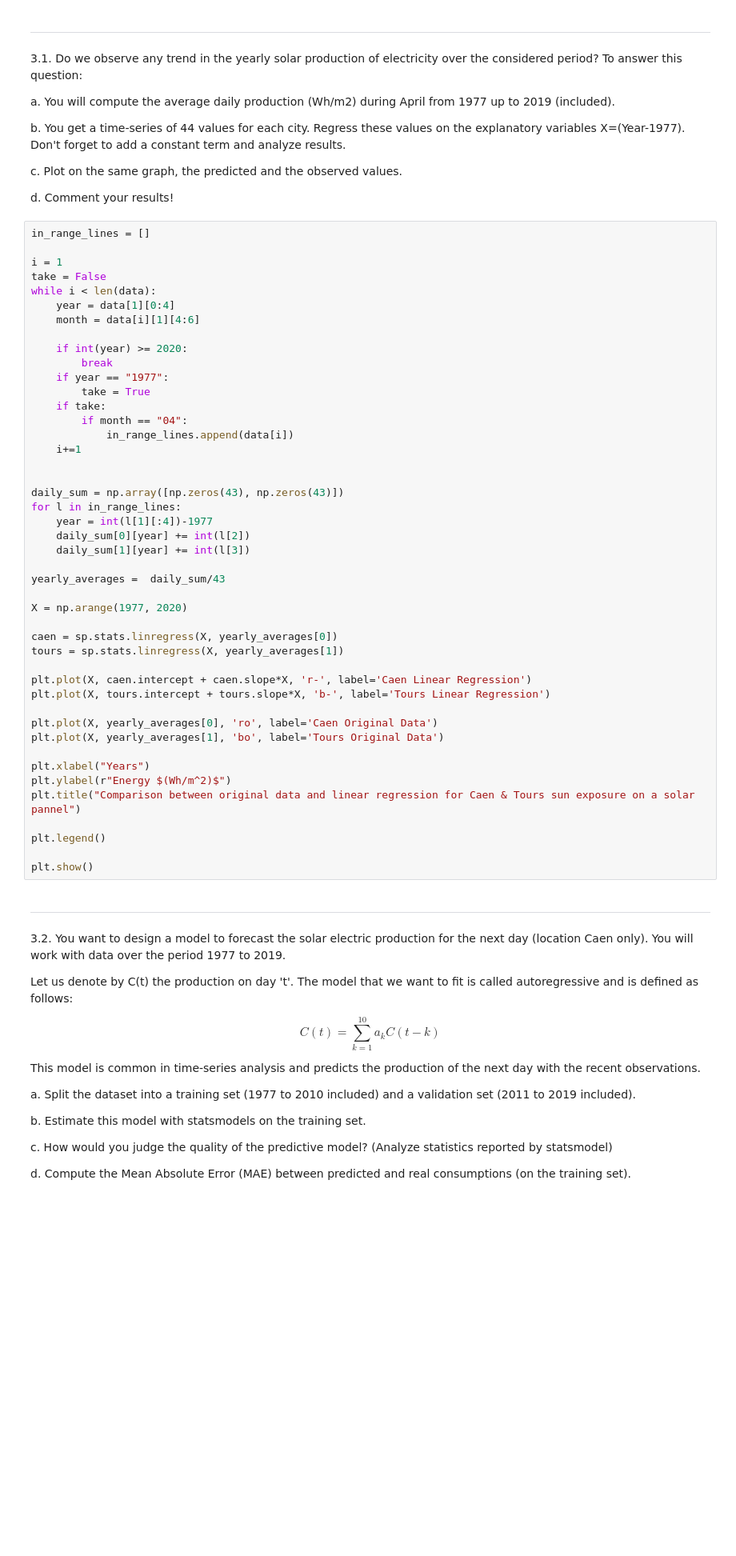
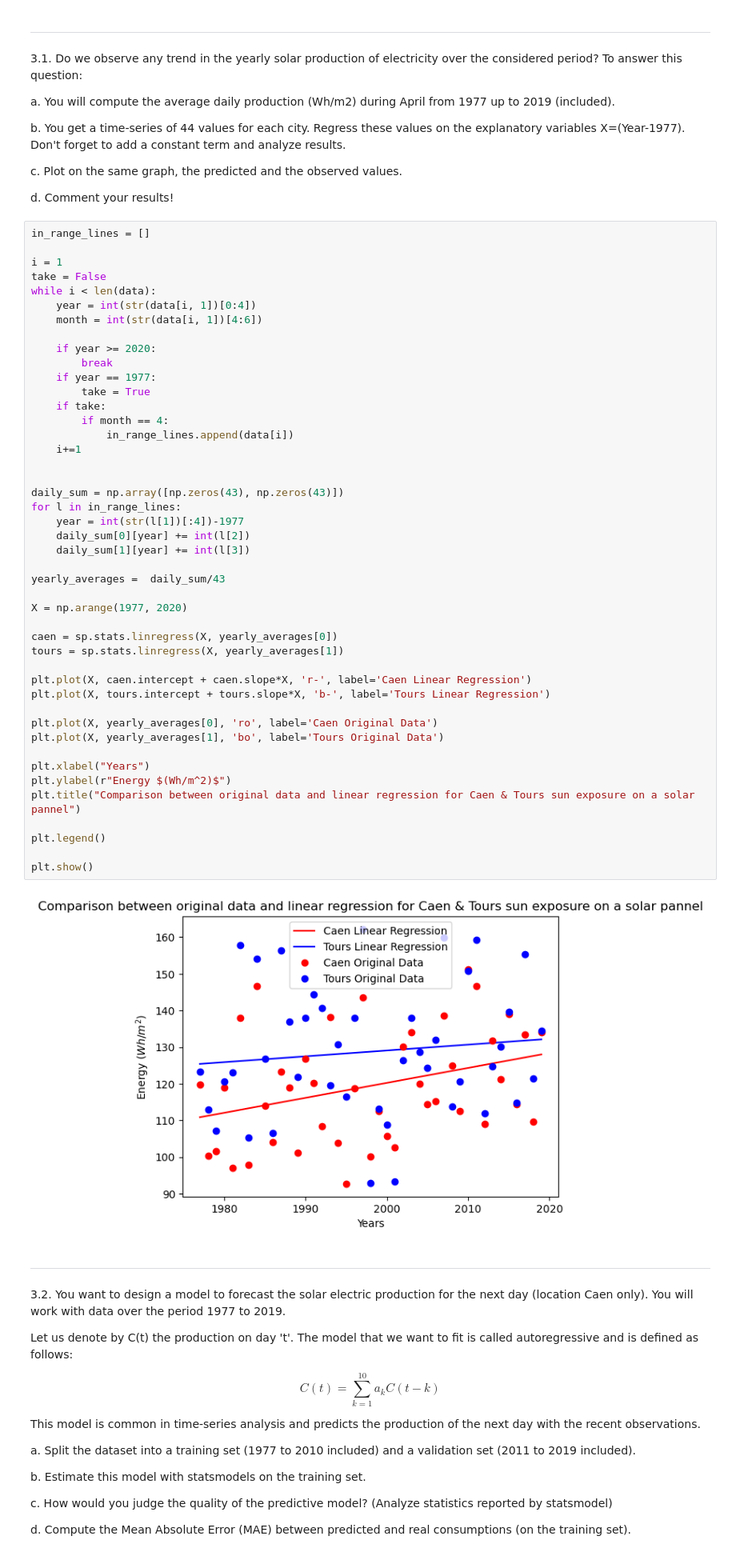
Before and after one commit to BrieucDallemagne/Hackathons_LEPL1109, a Jupyter notebook: Hackathon1 - Antoine.ipynb, the cells around one changed output. Shown: that part at 80% size. Saved outputs shown, nothing was run; the diff lists cells and outputs as text; blank space fills up the shorter version.

```diff
--- a/Hackathon1 - Antoine.ipynb
+++ b/Hackathon1 - Antoine.ipynb
@@ -276,45 +276,47 @@ in_range_lines = []
 i = 1
 take = False
 while i < len(data):
-    year = data[1][0:4]
-    month = data[i][1][4:6]
+    year = int(str(data[i, 1])[0:4])
+    month = int(str(data[i, 1])[4:6])
 
-    if int(year) >= 2020:
+    if year >= 2020:
         break
-    if year == "1977":
+    if year == 1977:
         take = True
     if take:
-        if month == "04":
+        if month == 4:
             in_range_lines.append(data[i])
     i+=1
 
 
 daily_sum = np.array([np.zeros(43), np.zeros(43)])
 for l in in_range_lines:
-    year = int(l[1][:4])-1977
+    year = int(str(l[1])[:4])-1977
     daily_sum[0][year] += int(l[2])
     daily_sum[1][year] += int(l[3])
 
 yearly_averages =  daily_sum/43
 
 X = np.arange(1977, 2020)
 
 caen = sp.stats.linregress(X, yearly_averages[0])
 tours = sp.stats.linregress(X, yearly_averages[1])
 
 plt.plot(X, caen.intercept + caen.slope*X, 'r-', label='Caen Linear Regression')
 plt.plot(X, tours.intercept + tours.slope*X, 'b-', label='Tours Linear Regression')
 
 plt.plot(X, yearly_averages[0], 'ro', label='Caen Original Data')
 plt.plot(X, yearly_averages[1], 'bo', label='Tours Original Data')
 
 plt.xlabel("Years")
 plt.ylabel(r"Energy $(Wh/m^2)$")
 plt.title("Comparison between original data and linear regression for Caen & Tours sun exposure on a solar pannel")
 
 plt.legend()
 
 plt.show()
+# %% [output]
+[figure, added]
 # %% [markdown]
 ---
 3.2. You want to design a model to forecast the solar electric production for the next day (location Caen only). You will work with data over the period 1977 to 2019.
```
Also changed, not shown: parts of 1 cell of this notebook.
